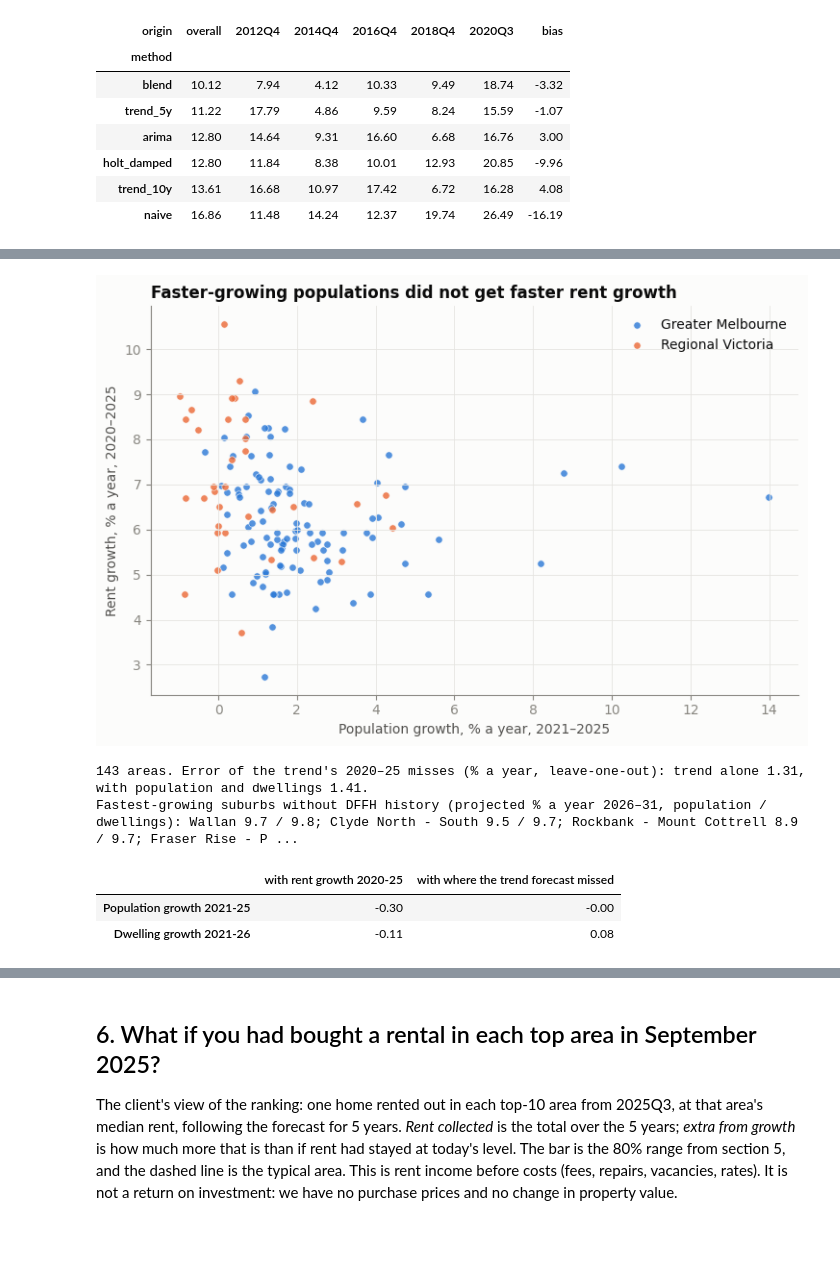
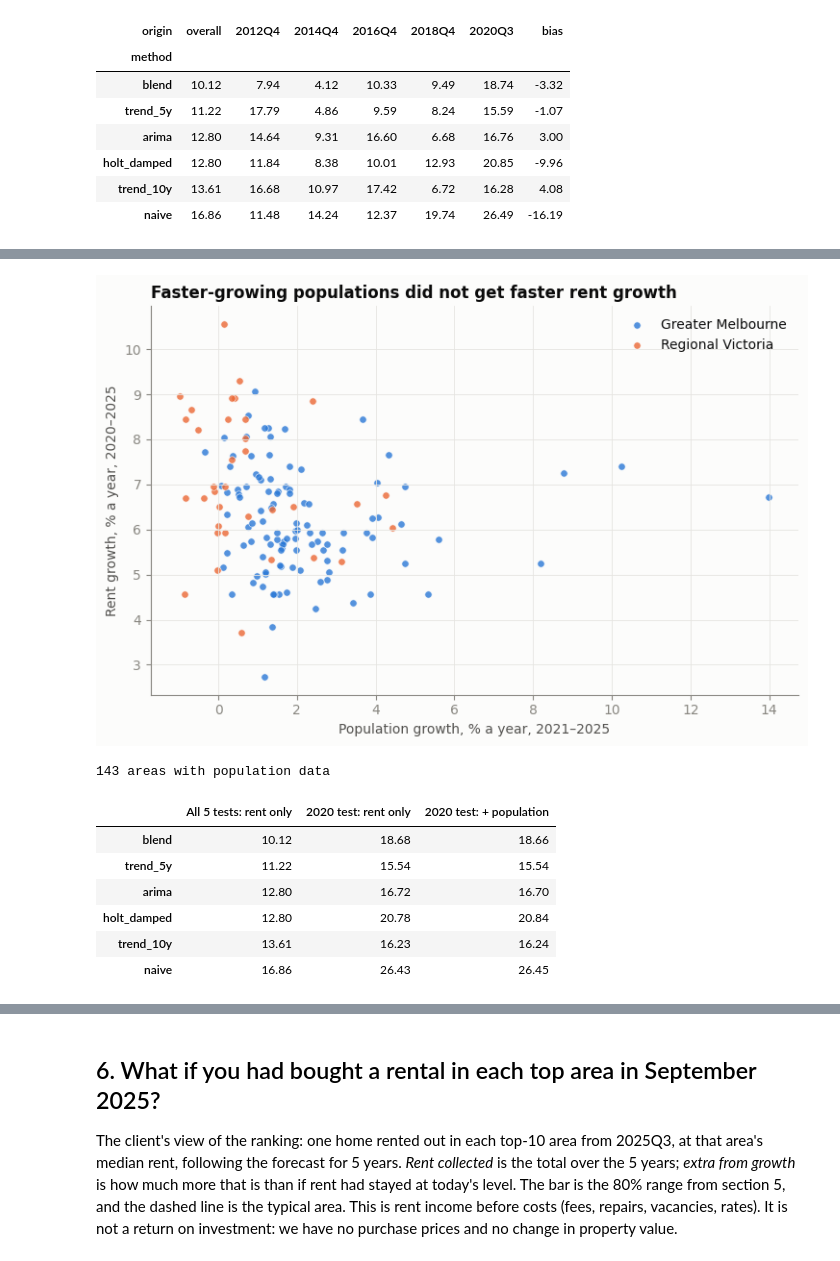
Before and after one commit to mdharmawan19/industry-project-group-55, a Jupyter notebook: notebooks/03_dffh_panel.ipynb, the cells around one changed output, grey strips where cells are left out. Drawn from its saved outputs; the diff is of its cells as text; code cells hidden in the pictures.

```diff
--- a/notebooks/03_dffh_panel.ipynb
+++ b/notebooks/03_dffh_panel.ipynb
@@ -33,7 +35,7 @@ sys.path.insert(0, str(Path.cwd().parent / "scripts"))
 
 import pandas as pd
 import matplotlib.pyplot as plt
-import config, style, dffh, vif, drivers as D, forecast as F
+import config, style, dffh, drivers as D, forecast as F
 import listings as L
 style.apply()
 
@@ -44,16 +46,15 @@ crosswalk = dffh.build_area_suburb_crosswalk(panel["area"].unique(), postcodes,
                                              L.load_listings()["suburb_key"].dropna())
 growth = dffh.yoy_growth(panel)
 
-# Population (ABS + Victoria in Future) and dwellings (Victoria in Future) per DFFH area, via suburbs -> SA2
+# Population growth per DFFH area (ABS actual 2021-25, Victoria in Future projection 2026-31), via suburbs -> SA2
 suburb_sa2 = pd.read_csv(config.CURATED / "suburb_sa2_crosswalk.csv", dtype={"SA2_CODE21": str})
-sa2 = D.sa2_table(pd.read_csv(config.CURATED / "sa2_features.csv", dtype={"SA2_CODE21": str}),
-                  vif.load_vif_sa2(config.VIF_SA2))
-area_pop = D.area_growth(crosswalk, suburb_sa2, sa2)
+sa2_features = pd.read_csv(config.CURATED / "sa2_features.csv", dtype={"SA2_CODE21": str})
+area_pop = D.area_growth(crosswalk, suburb_sa2, sa2_features)
 
 panel.to_parquet(config.DFFH_PANEL, index=False)
 crosswalk.to_csv(config.DFFH_CROSSWALK, index=False)
 growth.to_parquet(config.DFFH_YOY, index=False)
 print(f"{panel['area'].nunique()} areas, {panel['quarter'].min()}–{panel['quarter'].max()}; "
       f"{crosswalk['suburb_key'].notna().sum()} of {len(crosswalk)} suburbs linked to our listings; "
-      f"population and housing for {len(area_pop)} areas")
+      f"population for {len(area_pop)} areas")
 # %% [output]
@@ -142,34 +145,34 @@ which can only use past or projected growth.
 # %%
 pop_rent = area_pop.join(D.rent_growth(panel)).join(F.forecast_areas(panel, BEST)
                                                     .drop_duplicates("area").set_index("area")["metro"]).dropna()
 fig, ax = plt.subplots(figsize=(7.5, 5))
 for is_metro, colour, name in [(True, style.BLUE, "Greater Melbourne"), (False, style.ORANGE, "Regional Victoria")]:
     g = pop_rent[pop_rent["metro"] == is_metro]
     ax.scatter(g["pop_growth_2021_25"], g["rent_growth"], s=28, color=colour, alpha=0.8,
                edgecolor="white", linewidth=0.5, label=name)
 ax.set_xlabel("Population growth, % a year, 2021–2025")
 ax.set_ylabel("Rent growth, % a year, 2020–2025")
 ax.set_title("Faster-growing populations did not get faster rent growth")
 ax.legend(loc="upper right")
 fig.tight_layout()
 fig.savefig(config.PLOTS / "population_vs_rent_growth.png", dpi=150)
 plt.show()
 
-table, errors, n = D.evidence(area_pop, D.rent_growth(panel), D.trend_miss(bt, BEST))
-corridors = D.uncovered_sa2_growth(sa2, suburb_sa2, crosswalk).head(5)
-print(f"{n} areas. Error of the trend's 2020–25 misses (% a year, leave-one-out): "
-      f"trend alone {errors['trend alone']:.2f}, with population and dwellings "
-      f"{errors['trend + population + dwellings']:.2f}.")
-print("Fastest-growing suburbs without DFFH history (projected % a year 2026–31, population / dwellings): "
-      + "; ".join(f"{name} {r.pop_growth_2026_31:.1f} / {r.dwelling_growth_2026_31:.1f}" for name, r in corridors.iterrows()))
-table
+ww, n = D.with_without(bt, area_pop)
+ww.insert(0, "overall", scores["overall"])
+ww.columns = ["All 5 tests: rent only", "2020 test: rent only", "2020 test: + population"]
+print(f"{n} areas with population data")
+ww.sort_values("All 5 tests: rent only").round(2)
 # %% [output]
 [figure]
-143 areas. Error of the trend's 2020–25 misses (% a year, leave-one-out): trend alone 1.31, with population and dwellings 1.41.
-Fastest-growing suburbs without DFFH history (projected % a year 2026–31, population / dwellings): Wallan 9.7 / 9.8; Clyde North - South 9.5 / 9.7; Rockbank - Mount Cottrell 8.9 / 9.7; Fraser Rise - P ...
+143 areas with population data
-|  | with rent growth 2020-25 | with where the trend forecast missed |
-| Population growth 2021-25 | -0.30 | -0.00 |
-| Dwelling growth 2021-26 | -0.11 | 0.08 |
+|  | All 5 tests: rent only | 2020 test: rent only | 2020 test: + population |
+| blend | 10.12 | 18.68 | 18.66 |
+| trend_5y | 11.22 | 15.54 | 15.54 |
+| arima | 12.80 | 16.72 | 16.70 |
+| holt_damped | 12.80 | 20.78 | 20.84 |
+| trend_10y | 13.61 | 16.23 | 16.24 |
+| naive | 16.86 | 26.43 | 26.45 |
 # %% [markdown]
 ## 5. Forecast to 2030 and rank
 
```
Also changed, not shown: parts of 7 cells of this notebook, 3 other files.
